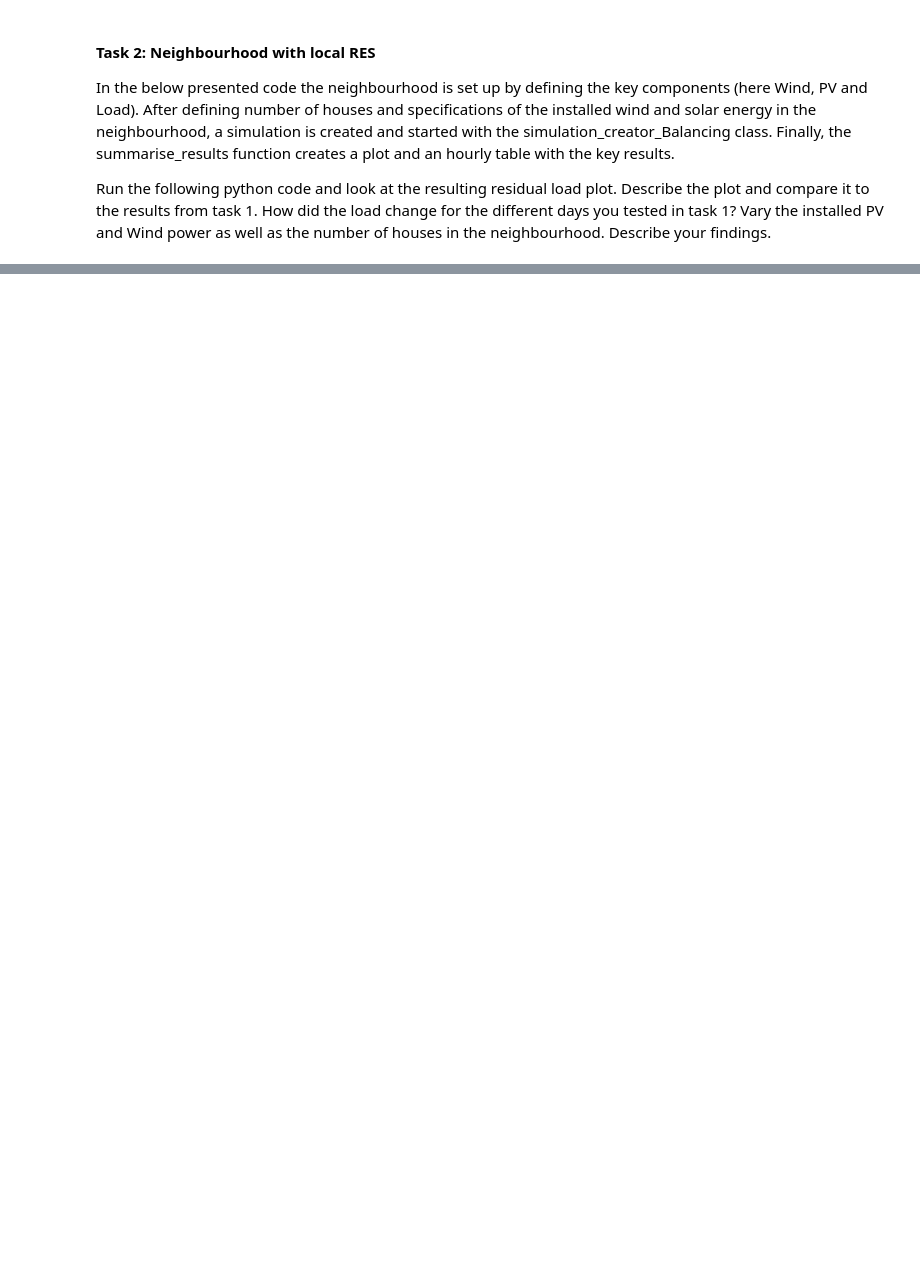
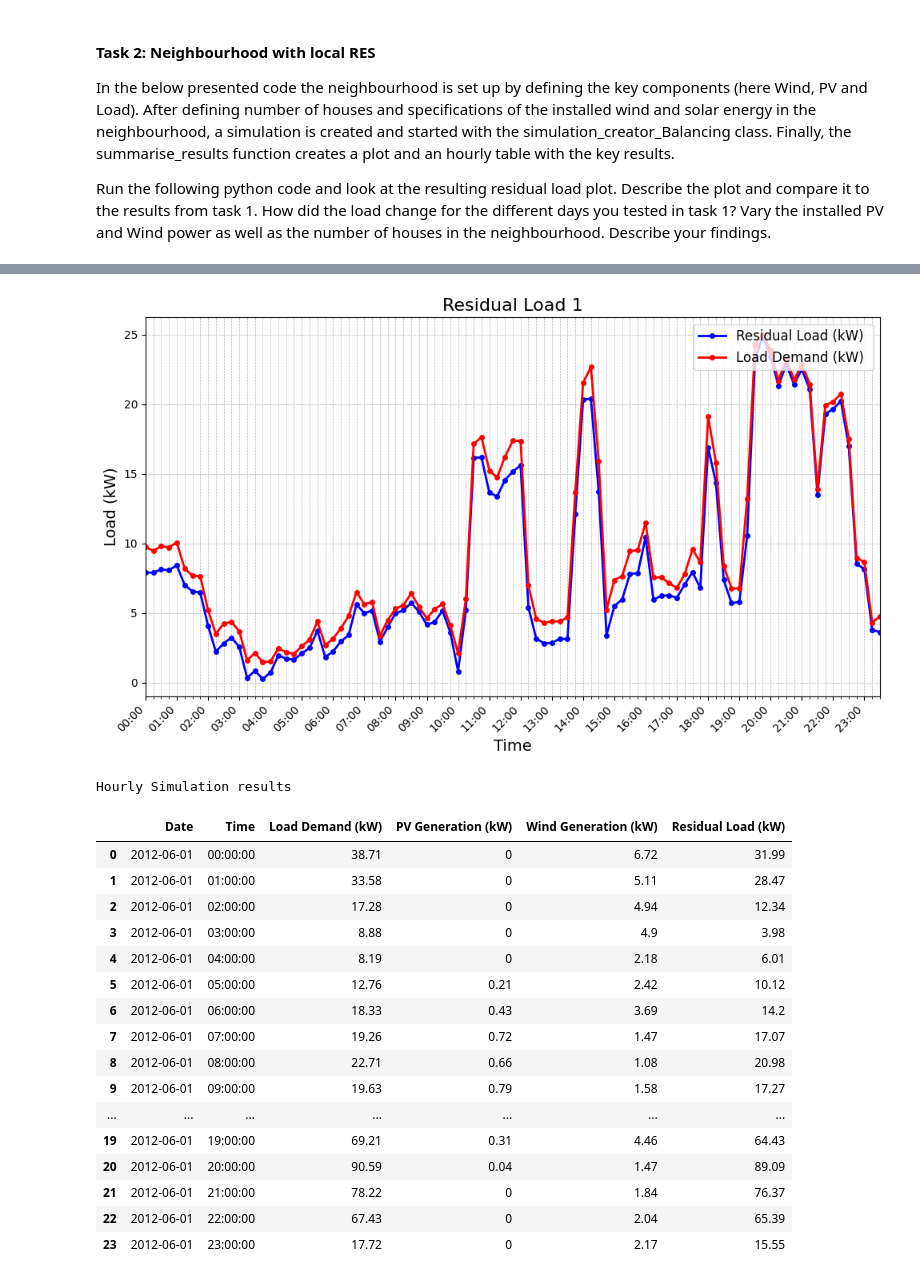
Before and after one commit to Illuminator-team/Illuminator, a Jupyter notebook: examples/Tutorial1/tutorial_power_balance.ipynb, the cells around one changed output, grey strips where cells are left out. Drawn from its saved outputs; the diff is of its cells as text; code cells hidden in the pictures; blank space fills up the shorter version.

```diff
--- a/examples/Tutorial1/tutorial_power_balance.ipynb
+++ b/examples/Tutorial1/tutorial_power_balance.ipynb
@@ -80,0 +73,22 @@ RuntimeError: Cannot run the event loop while another loop is running
+# %%
+functions_T1.summarize_results('./out_Tutorial_Power_Balance_a.csv', battery_active = False)
+# %% [output]
+[figure, added]
+Hourly Simulation results
+|  | Date | Time | Load Demand (kW) | PV Generation (kW) | Wind Generation (kW) | Residual Load (kW) |
+| 0 | 2012-06-01 | 00:00:00 | 38.71 | 0 | 6.72 | 31.99 |
+| 1 | 2012-06-01 | 01:00:00 | 33.58 | 0 | 5.11 | 28.47 |
+| 2 | 2012-06-01 | 02:00:00 | 17.28 | 0 | 4.94 | 12.34 |
+| 3 | 2012-06-01 | 03:00:00 | 8.88 | 0 | 4.9 | 3.98 |
+| 4 | 2012-06-01 | 04:00:00 | 8.19 | 0 | 2.18 | 6.01 |
+| 5 | 2012-06-01 | 05:00:00 | 12.76 | 0.21 | 2.42 | 10.12 |
+| 6 | 2012-06-01 | 06:00:00 | 18.33 | 0.43 | 3.69 | 14.2 |
+| 7 | 2012-06-01 | 07:00:00 | 19.26 | 0.72 | 1.47 | 17.07 |
+| 8 | 2012-06-01 | 08:00:00 | 22.71 | 0.66 | 1.08 | 20.98 |
+| 9 | 2012-06-01 | 09:00:00 | 19.63 | 0.79 | 1.58 | 17.27 |
+| ... | ... | ... | ... | ... | ... | ... |
+| 19 | 2012-06-01 | 19:00:00 | 69.21 | 0.31 | 4.46 | 64.43 |
+| 20 | 2012-06-01 | 20:00:00 | 90.59 | 0.04 | 1.47 | 89.09 |
+| 21 | 2012-06-01 | 21:00:00 | 78.22 | 0 | 1.84 | 76.37 |
+| 22 | 2012-06-01 | 22:00:00 | 67.43 | 0 | 2.04 | 65.39 |
+| 23 | 2012-06-01 | 23:00:00 | 17.72 | 0 | 2.17 | 15.55 |
```
Also changed, not shown: parts of 8 cells of this notebook, 4 other files.
